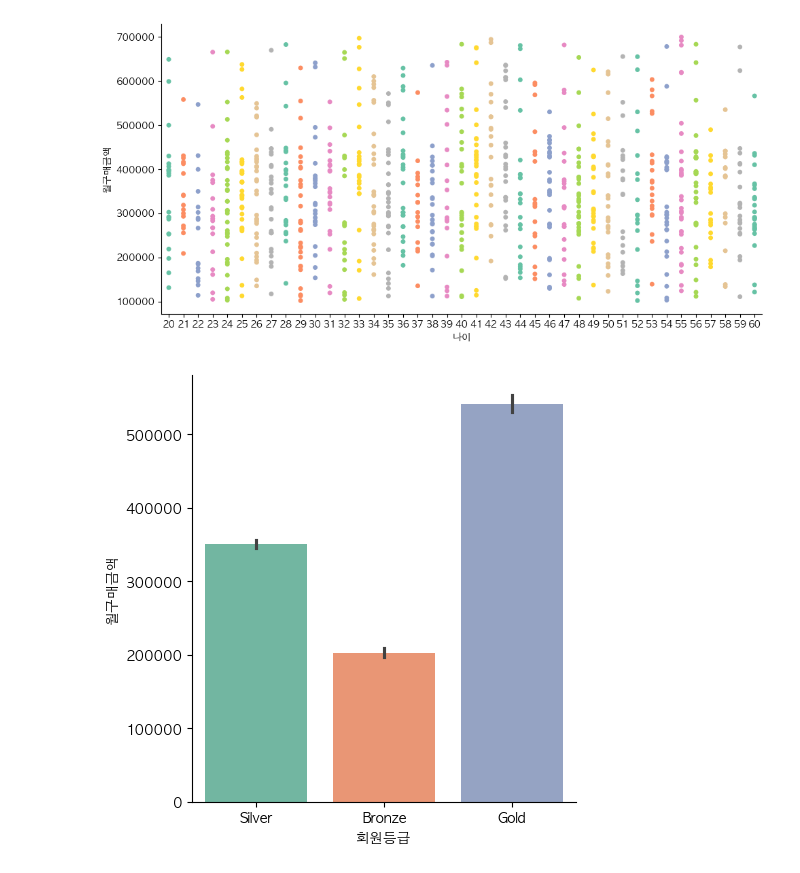
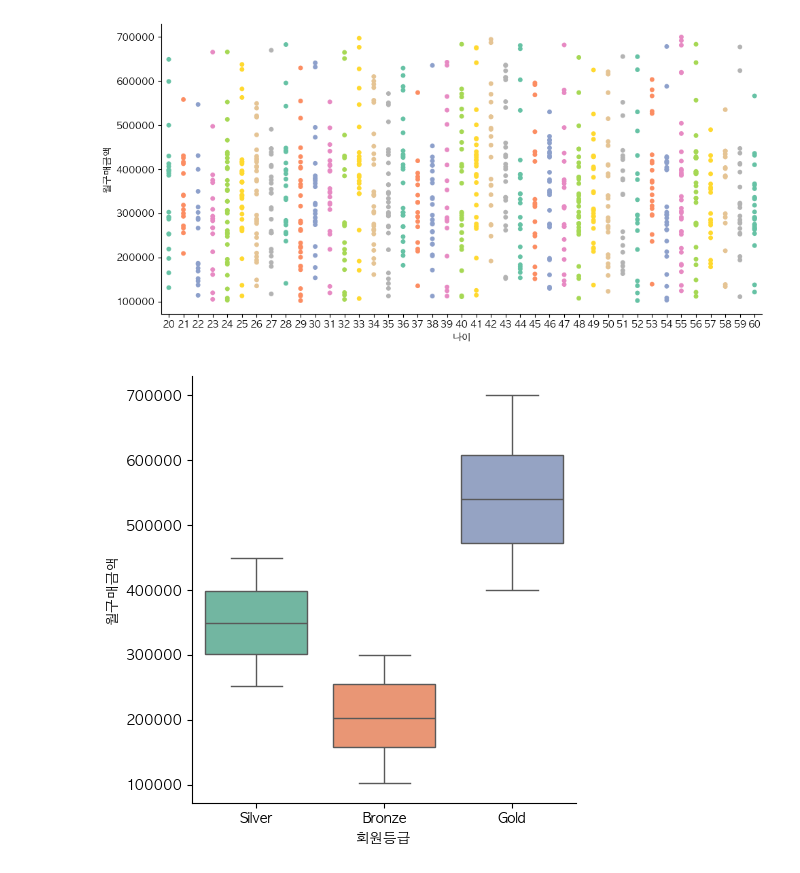
Before and after one commit to chae030/DCAV, a Jupyter notebook: visualization.ipynb, the cells around one changed output. Cells and saved outputs as stored; diff of their text form; code cells hidden in the pictures.

```diff
--- a/visualization.ipynb
+++ b/visualization.ipynb
@@ -42,10 +40,10 @@ plt.show()
 # %%
 # 3. 회원등급별 월구매금액의 분포를 시각화하고 분석하시오.
 
-sns.catplot(x = '회원등급', y = '월구매금액', data = st, kind = 'bar', palette = 'Set2')
+sns.catplot(x = '회원등급', y = '월구매금액', data = st, kind = 'box', palette = 'Set2')
 plt.show()
 # %% [output]
-[figure, old version]
+[figure, new version]
 # %%
 # 4. 구매채널(온라인/오프라인/모바일)에 따라 방문빈도가 다르게 나타나는지 시각화하고 분석하시오.
 
```
Also changed, not shown: parts of 7 cells of this notebook.
